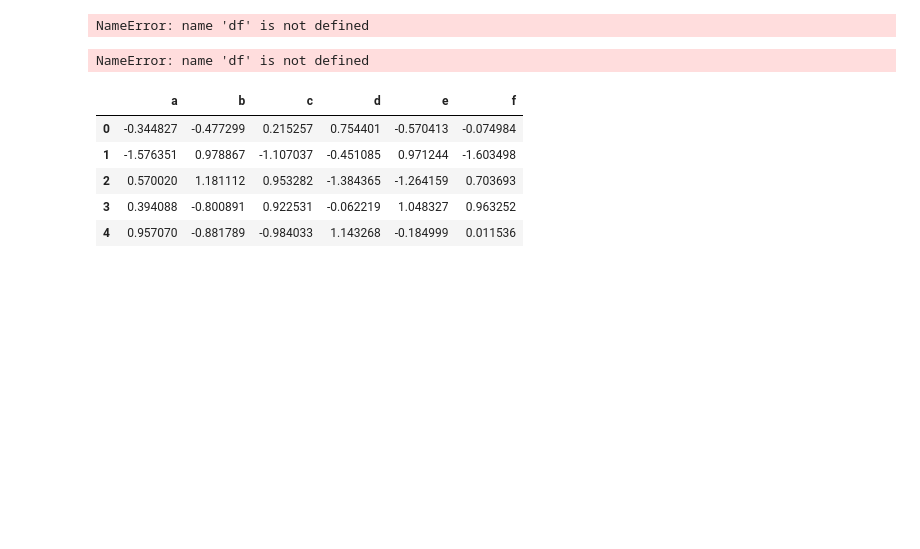
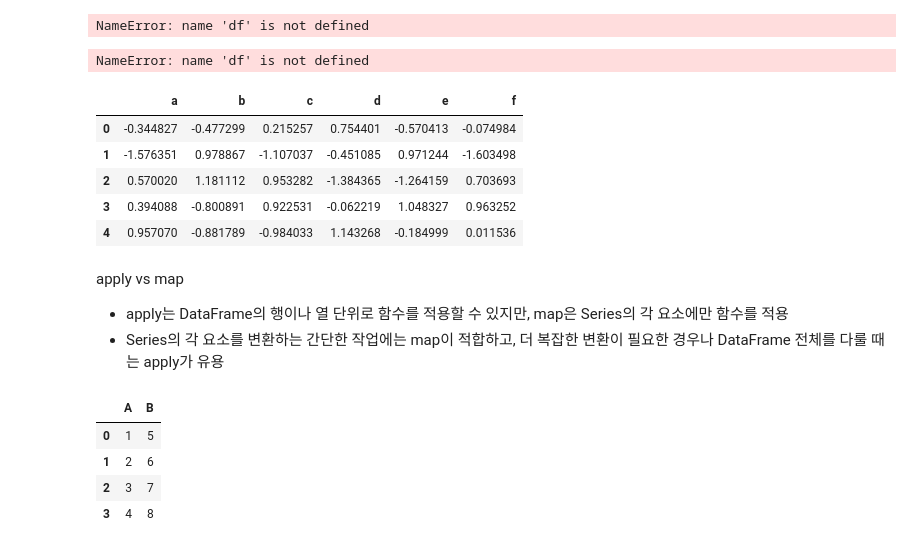
Before and after one commit to wjsghk1267/kita_2404, a Jupyter notebook: m03_분석 라이브러리/pandas_2_연산.ipynb, the cells around one changed output. Cells and saved outputs as stored; diff of their text form; code cells hidden in the pictures; blank space fills up the shorter version.

```diff
--- a/m03_분석 라이브러리/pandas_2_연산.ipynb
+++ b/m03_분석 라이브러리/pandas_2_연산.ipynb
@@ -763,3 +763,21 @@ df_zscore
 | 2 | 0.570020 | 1.181112 | 0.953282 | -1.384365 | -1.264159 | 0.703693 |
 | 3 | 0.394088 | -0.800891 | 0.922531 | -0.062219 | 1.048327 | 0.963252 |
 | 4 | 0.957070 | -0.881789 | -0.984033 | 1.143268 | -0.184999 | 0.011536 |
+# %% [markdown]
+apply vs map
+- apply는 DataFrame의 행이나 열 단위로 함수를 적용할 수 있지만, map은 Series의 각 요소에만 함수를 적용
+- Series의 각 요소를 변환하는 간단한 작업에는 map이 적합하고, 더 복잡한 변환이 필요한 경우나 DataFrame 전체를 다룰 때는 apply가 유용
+# %%
+import pandas as pd
+# apply는 DataFrame의 행이나 열 단위로 함수를 적용
+df = pd.DataFrame({
+    'A' : [1,2,3,4],
+    'B' : [5,6,7,8]
+})
+df
+# %% [output]
+|  | A | B |
+| 0 | 1 | 5 |
+| 1 | 2 | 6 |
+| 2 | 3 | 7 |
+| 3 | 4 | 8 |
```
Also changed, not shown: parts of 8 cells of this notebook, 1 other file.
